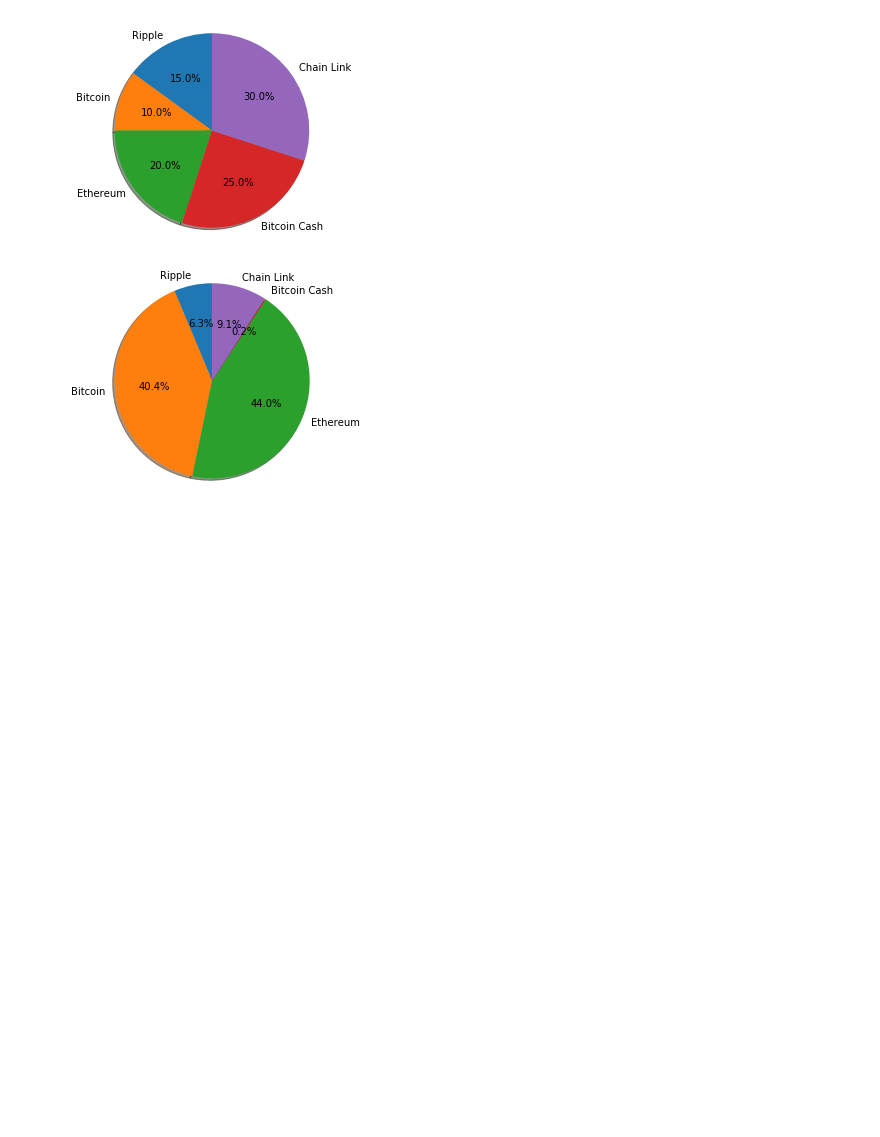
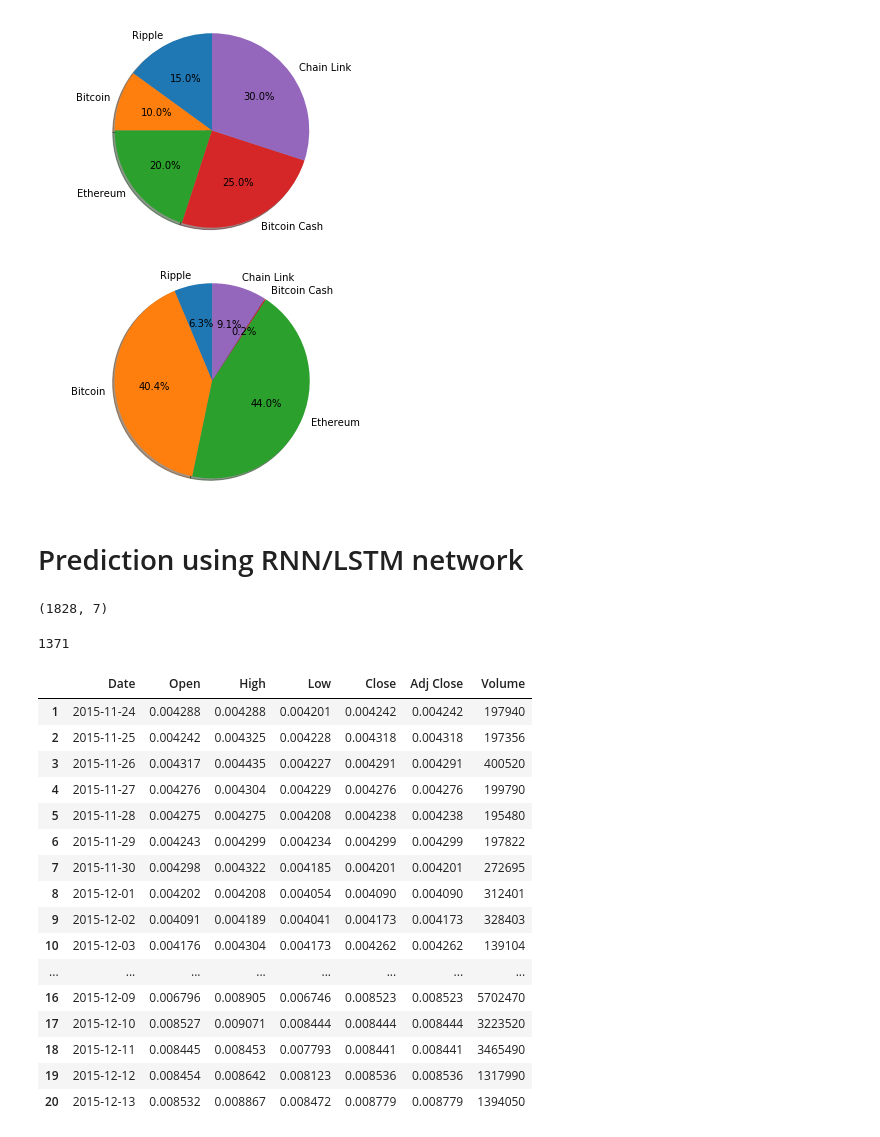
Before and after one commit to MohammedAamerHussain/Crypto-Portfolio-optimization, a Jupyter notebook: Aamer Hussain Crypto RNN LSTM.ipynb, the cells around one changed output. Saved outputs shown, nothing was run; the diff lists cells and outputs as text; code cells hidden in the pictures; blank space fills up the shorter version.

```diff
--- a/Aamer Hussain Crypto RNN LSTM.ipynb
+++ b/Aamer Hussain Crypto RNN LSTM.ipynb
@@ -1029,3 +1031,5 @@ ax1.axis('equal')  # Equal aspect ratio ensures that pie is drawn as a circle.
 plt.show()
 # %% [output]
 [figure]
+# %% [markdown]
+# Prediction using RNN/LSTM network
@@ -1031,0 +1044,31 @@ plt.show()
+# %%
+df_ripple = pd.read_csv('XRP-USD.csv')
+df_ripple.shape
+# %% [output]
+(1828, 7)
+# %%
+1828 - 457
+# %% [output]
+1371
+# %%
+df_ripple_train = df_ripple.iloc[1:1371,:]
+# %%
+df_ripple_train.head(20)
+# %% [output]
+|  | Date | Open | High | Low | Close | Adj Close | Volume |
+| 1 | 2015-11-24 | 0.004288 | 0.004288 | 0.004201 | 0.004242 | 0.004242 | 197940 |
+| 2 | 2015-11-25 | 0.004242 | 0.004325 | 0.004228 | 0.004318 | 0.004318 | 197356 |
+| 3 | 2015-11-26 | 0.004317 | 0.004435 | 0.004227 | 0.004291 | 0.004291 | 400520 |
+| 4 | 2015-11-27 | 0.004276 | 0.004304 | 0.004229 | 0.004276 | 0.004276 | 199790 |
+| 5 | 2015-11-28 | 0.004275 | 0.004275 | 0.004208 | 0.004238 | 0.004238 | 195480 |
+| 6 | 2015-11-29 | 0.004243 | 0.004299 | 0.004234 | 0.004299 | 0.004299 | 197822 |
+| 7 | 2015-11-30 | 0.004298 | 0.004322 | 0.004185 | 0.004201 | 0.004201 | 272695 |
+| 8 | 2015-12-01 | 0.004202 | 0.004208 | 0.004054 | 0.004090 | 0.004090 | 312401 |
+| 9 | 2015-12-02 | 0.004091 | 0.004189 | 0.004041 | 0.004173 | 0.004173 | 328403 |
+| 10 | 2015-12-03 | 0.004176 | 0.004304 | 0.004173 | 0.004262 | 0.004262 | 139104 |
+| ... | ... | ... | ... | ... | ... | ... | ... |
+| 16 | 2015-12-09 | 0.006796 | 0.008905 | 0.006746 | 0.008523 | 0.008523 | 5702470 |
+| 17 | 2015-12-10 | 0.008527 | 0.009071 | 0.008444 | 0.008444 | 0.008444 | 3223520 |
+| 18 | 2015-12-11 | 0.008445 | 0.008453 | 0.007793 | 0.008441 | 0.008441 | 3465490 |
+| 19 | 2015-12-12 | 0.008454 | 0.008642 | 0.008123 | 0.008536 | 0.008536 | 1317990 |
+| 20 | 2015-12-13 | 0.008532 | 0.008867 | 0.008472 | 0.008779 | 0.008779 | 1394050 |
```
Also changed, not shown: parts of 28 cells of this notebook, 1 other file.
